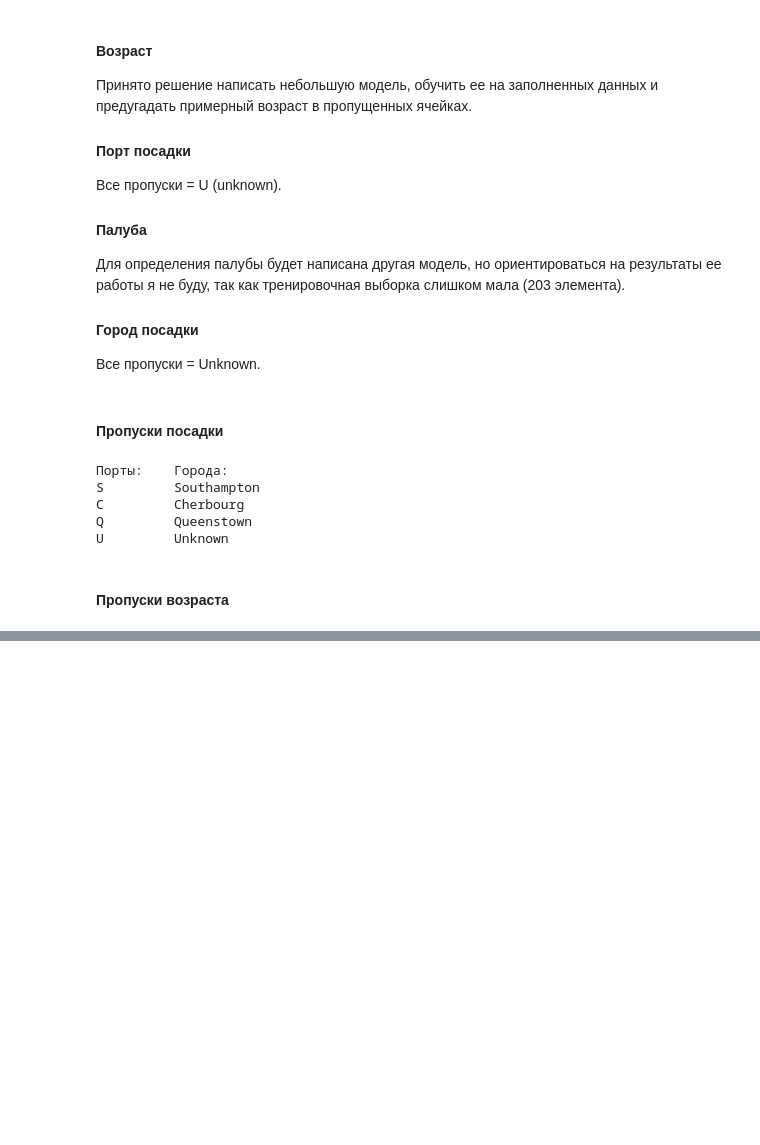
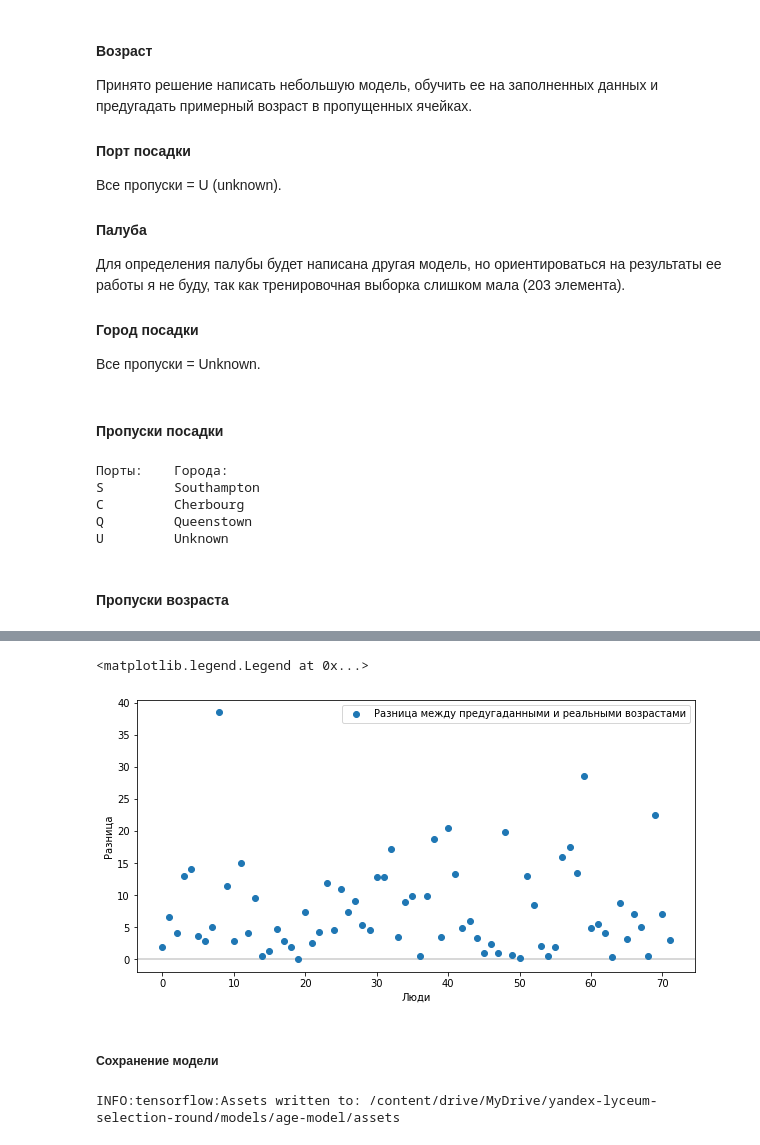
Before and after one commit to gaskeo/yandex-lyceum-selection-round, a Jupyter notebook: main.ipynb, the cells around one changed output, grey strips where cells are left out. Cells and saved outputs as stored; diff of their text form; code cells hidden in the pictures; blank space fills up the shorter version.

```diff
--- a/main.ipynb
+++ b/main.ipynb
@@ -298,0 +306,18 @@ ax.legend()
+# %%
+fig, ax = plt.subplots(1, 1)
+fig.set_size_inches(10, 5)
+
+predicts = model.predict(x_test)
+
+ax.axhline(0, color='#ccc')
+ax.plot(np.absolute(predicts / AGE_NORMALIZER - y_test / AGE_NORMALIZER), label='Разница между предугаданными и реальными возрастами', linewidth=0, markersize=6, marker='o')
+
+ax.plot
+ax.set_xlabel('Люди')
+ax.set_ylabel('Разница')
+ax.legend()
+# %% [output]
+<matplotlib.legend.Legend at 0x...>
+[figure, added]
+# %% [markdown]
+##### Сохранение модели
@@ -298,0 +330,4 @@ ax.legend()
+# %%
+model.save('/content/drive/MyDrive/yandex-lyceum-selection-round/models/age-model')
+# %% [output]
+INFO:tensorflow:Assets written to: /content/drive/MyDrive/yandex-lyceum-selection-round/models/age-model/assets
```
Also changed, not shown: parts of 15 cells of this notebook.
